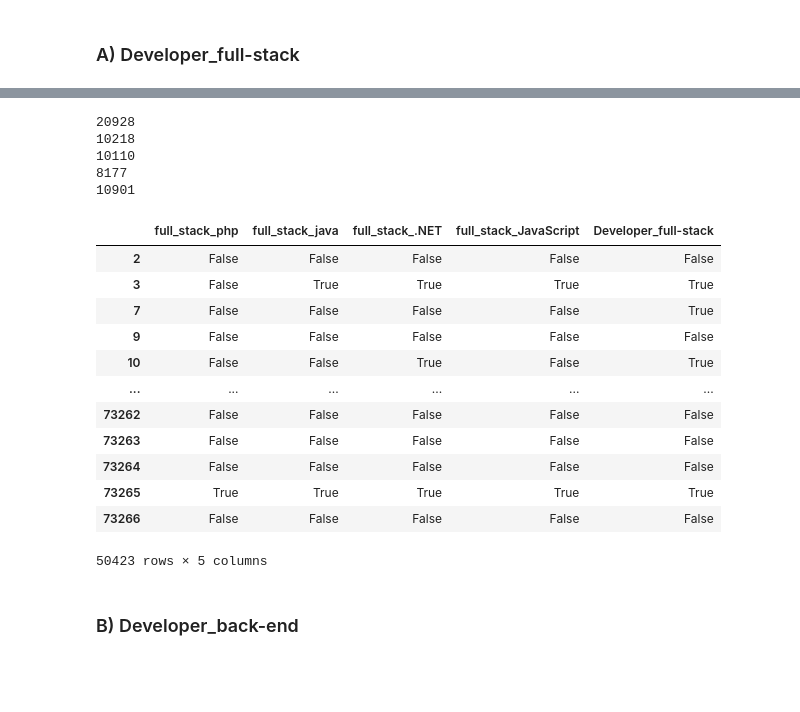
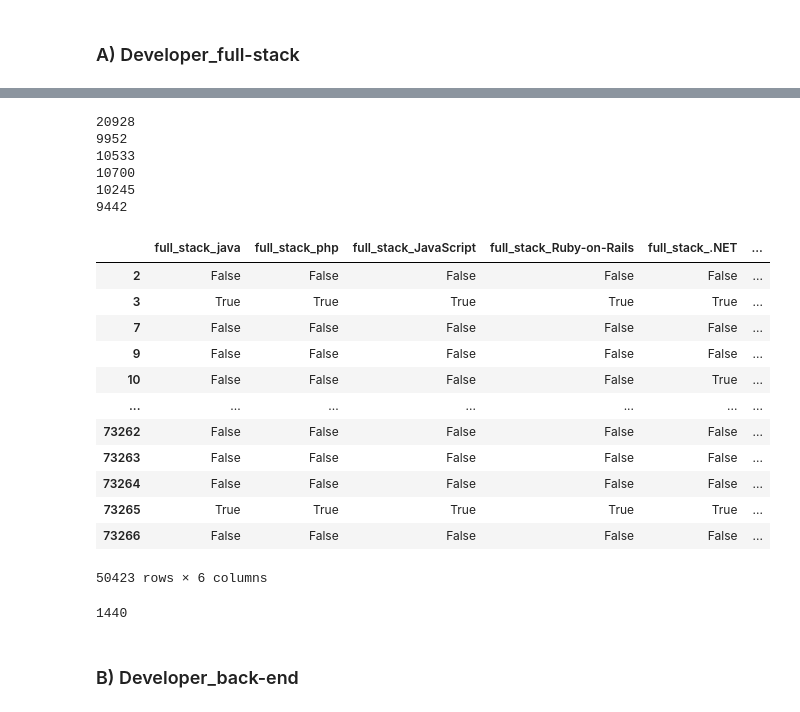
Before and after one commit to mahmoud-elgarnosy/Dev_skills_recommendations-anlytics, a Jupyter notebook: notebooks/6.0-data-preprocessing.ipynb, the cells around one changed output, grey strips where cells are left out. Saved outputs shown, nothing was run; the diff lists cells and outputs as text; code cells hidden in the pictures; blank space fills up the shorter version.

```diff
--- a/notebooks/6.0-data-preprocessing.ipynb
+++ b/notebooks/6.0-data-preprocessing.ipynb
@@ -137,7 +149,7 @@ def choose_most_related_skills(role_type = 'Developer_full-stack', threshold:flo
 # %%
 full_stack_skills = choose_most_related_skills(split_roles[0])
 full_stack_tsne = reduce_dimensions(full_stack_skills)
-best_k, best_labels_full_stack = evaluate_cluster_model(full_stack_tsne, range_clusters=range(2,7), plot = True)
+best_k, best_labels_full_stack = evaluate_cluster_model(full_stack_tsne, range_clusters=range(2,8), plot = True)
 visualize_chosen_cluster_model(split_roles[0], full_stack_tsne, best_labels_full_stack)
 # %% [output]
 [interactive output not drawn]
@@ -153,39 +169,53 @@ cluster_3 ['React.js', 'Express', 'TypeScript', 'HTML/CSS', 'npm', 'JavaScript',
 # %%
-full_stack_types = ['full_stack_php', 'full_stack_java', 'full_stack_.NET', 'full_stack_JavaScript']
+full_stack_types = ['full_stack_java', 'full_stack_php', 'full_stack_JavaScript', 'full_stack_Ruby-on-Rails', 'full_stack_.NET']
+# %%
+best_labels_full_stack_set = set(best_labels_full_stack)
+cluster_5_skills = list(full_stack_tsne[best_labels_full_stack=='cluster_5'].index)
+cluster_6_skills = list(full_stack_tsne[best_labels_full_stack=='cluster_6'].index)
+
+best_labels_full_stack_set.remove('cluster_5')
+best_labels_full_stack_set.remove('cluster_6')
 # %%
 is_full_stack = skills_dev_df['DevType']['Developer_full-stack'] == 1
 print(is_full_stack.sum())
 full_stack_roles = {}
-for i, label in enumerate(sorted(set(best_labels_full_stack))):
-    cluster_labels = set(list(full_stack_tsne[best_labels_full_stack==label].index) + ['HTML/CSS', 'JavaScript'])
-    total_skills = skills_dev_df.droplevel(level=0, axis = 1)[list(cluster_labels)].sum(axis=1)
+for i, label in enumerate(sorted(best_labels_full_stack_set)):
+    cluster_labels = list(full_stack_tsne[best_labels_full_stack==label].index)
+    if 'JavaScript' in cluster_labels : cluster_labels.remove('JavaScript')
+    if 'HTML/CSS' in cluster_labels : cluster_labels.remove('HTML/CSS')
+    total_skills = skills_dev_df.droplevel(level=0, axis = 1)[cluster_labels].sum(axis=1)
     is_full_stack_specific_type = total_skills > total_skills.mean()
     print((is_full_stack & is_full_stack_specific_type).sum())
     full_stack_roles[full_stack_types[i]] = is_full_stack & is_full_stack_specific_type
 # %% [output]
 20928
-10218
-10110
-8177
-10901
+9952
+10533
+10700
+10245
+9442
 # %%
-full_stack_roles = pd.concat(full_stack_roles, axis = 1)
-df = pd.concat([full_stack_roles,is_full_stack], axis = 1)
+full_stack_roles2 = pd.concat(full_stack_roles, axis = 1)
+df = pd.concat([full_stack_roles2,is_full_stack], axis = 1)
 df
 # %% [output]
-|  | full_stack_php | full_stack_java | full_stack_.NET | full_stack_JavaScript | Developer_full-stack |
-| 2 | False | False | False | False | False |
-| 3 | False | True | True | True | True |
-| 7 | False | False | False | False | True |
-| 9 | False | False | False | False | False |
-| 10 | False | False | True | False | True |
-| ... | ... | ... | ... | ... | ... |
-| 73262 | False | False | False | False | False |
-| 73263 | False | False | False | False | False |
-| 73264 | False | False | False | False | False |
-| 73265 | True | True | True | True | True |
-| 73266 | False | False | False | False | False |
+|  | full_stack_java | full_stack_php | full_stack_JavaScript | full_stack_Ruby-on-Rails | full_stack_.NET | ... |
+| 2 | False | False | False | False | False | ... |
+| 3 | True | True | True | True | True | ... |
+| 7 | False | False | False | False | False | ... |
+| 9 | False | False | False | False | False | ... |
+| 10 | False | False | False | False | True | ... |
+| ... | ... | ... | ... | ... | ... | ... |
+| 73262 | False | False | False | False | False | ... |
+| 73263 | False | False | False | False | False | ... |
+| 73264 | False | False | False | False | False | ... |
+| 73265 | True | True | True | True | True | ... |
+| 73266 | False | False | False | False | False | ... |
-50423 rows × 5 columns
+50423 rows × 6 columns
+# %%
+(df.iloc[df['Developer_full-stack'].values,:5].sum(1) == 1).sum()
+# %% [output]
+1440
 # %% [markdown]
 ### B) Developer_back-end
 # %%
```
Also changed, not shown: parts of 9 cells of this notebook.
